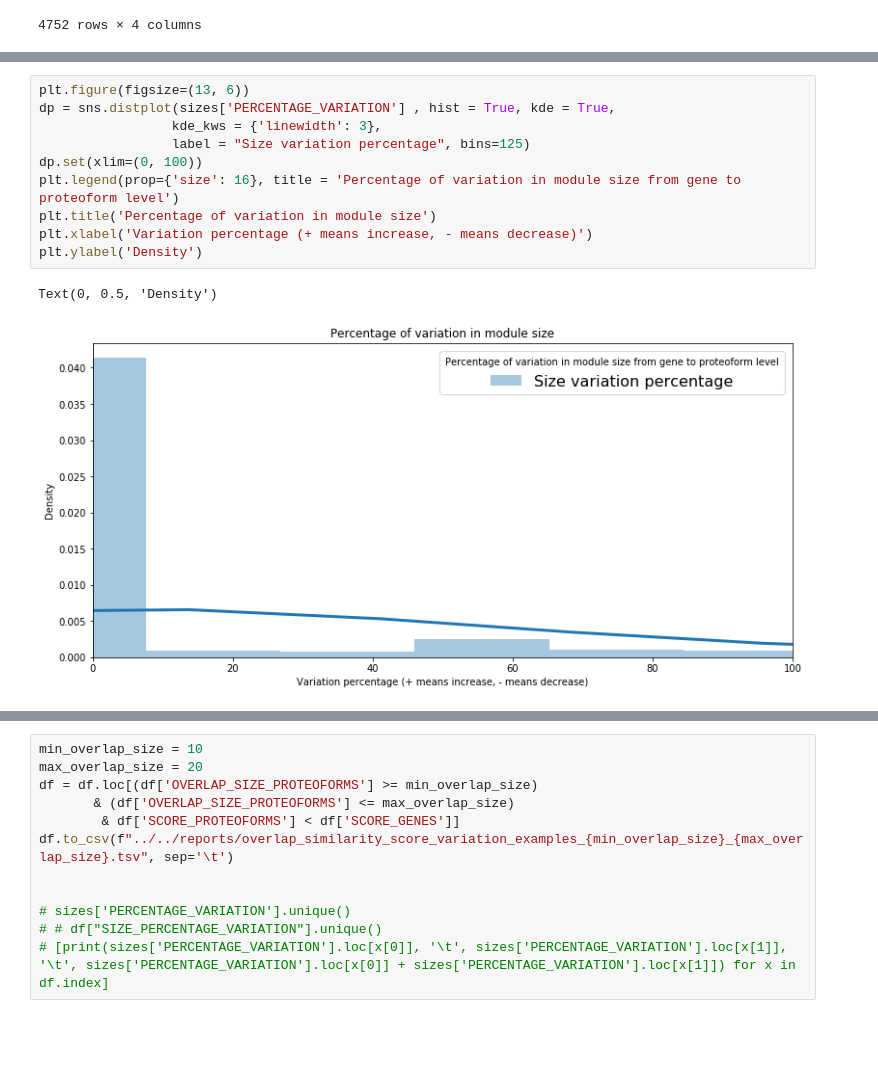
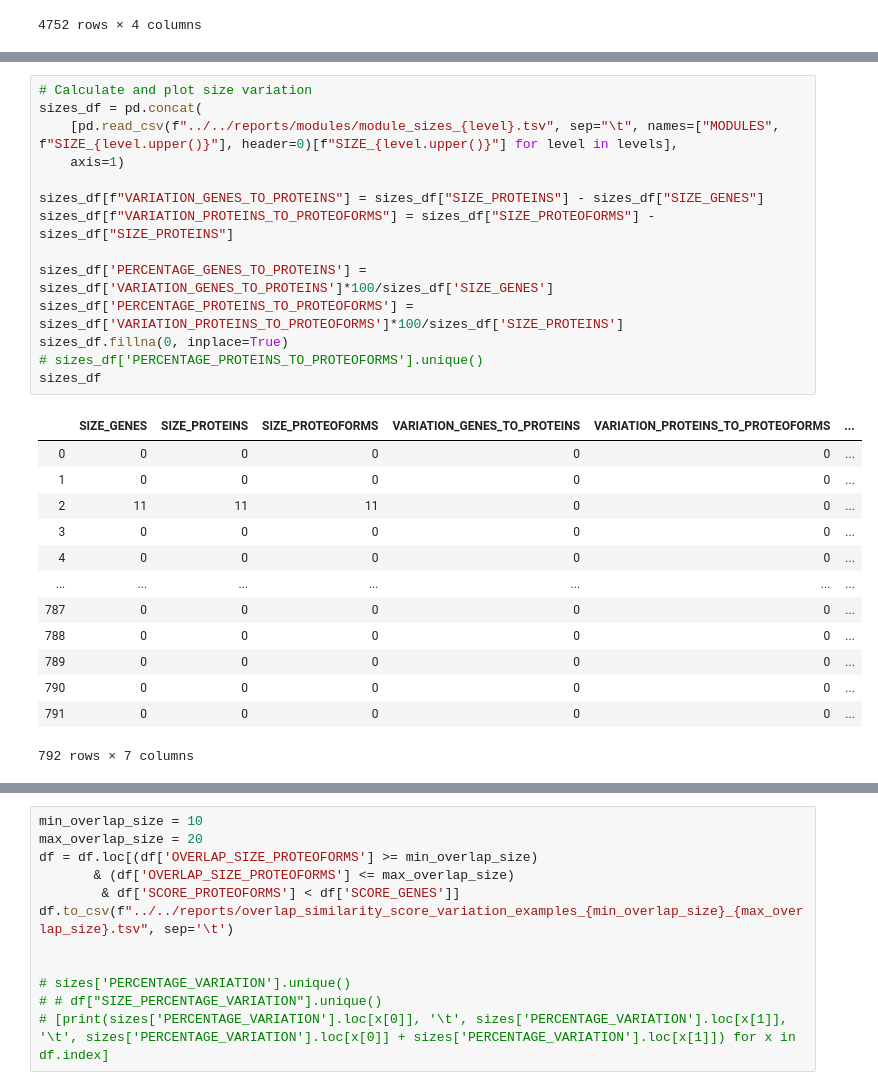
Before and after one commit to PathwayAnalysisPlatform/ProteoformNetworks, a Jupyter notebook: src/Python/overlap_analysis.ipynb, the cells around one changed output, grey strips where cells are left out. Drawn from its saved outputs; the diff is of its cells as text; blank space fills up the shorter version.

```diff
--- a/src/Python/overlap_analysis.ipynb
+++ b/src/Python/overlap_analysis.ipynb
@@ -180,13 +163,28 @@ sizes
-# %%
-plt.figure(figsize=(13, 6))
-dp = sns.distplot(sizes['PERCENTAGE_VARIATION'] , hist = True, kde = True,
-                 kde_kws = {'linewidth': 3},
-                 label = "Size variation percentage", bins=125)
-dp.set(xlim=(0, 100))
-plt.legend(prop={'size': 16}, title = 'Percentage of variation in module size from gene to proteoform level')
-plt.title('Percentage of variation in module size')
-plt.xlabel('Variation percentage (+ means increase, - means decrease)')
-plt.ylabel('Density')
-# %% [output]
-Text(0, 0.5, 'Density')
-[figure, removed]
+# %%
+# Calculate and plot size variation
+sizes_df = pd.concat(
+    [pd.read_csv(f"../../reports/modules/module_sizes_{level}.tsv", sep="\t", names=["MODULES", f"SIZE_{level.upper()}"], header=0)[f"SIZE_{level.upper()}"] for level in levels],
+    axis=1)
+
+sizes_df[f"VARIATION_GENES_TO_PROTEINS"] = sizes_df["SIZE_PROTEINS"] - sizes_df["SIZE_GENES"]
+sizes_df[f"VARIATION_PROTEINS_TO_PROTEOFORMS"] = sizes_df["SIZE_PROTEOFORMS"] - sizes_df["SIZE_PROTEINS"]
+
+sizes_df['PERCENTAGE_GENES_TO_PROTEINS'] = sizes_df['VARIATION_GENES_TO_PROTEINS']*100/sizes_df['SIZE_GENES']
+sizes_df['PERCENTAGE_PROTEINS_TO_PROTEOFORMS'] = sizes_df['VARIATION_PROTEINS_TO_PROTEOFORMS']*100/sizes_df['SIZE_PROTEINS']
+sizes_df.fillna(0, inplace=True)
+# sizes_df['PERCENTAGE_PROTEINS_TO_PROTEOFORMS'].unique()
+sizes_df
+# %% [output]
+|  | SIZE_GENES | SIZE_PROTEINS | SIZE_PROTEOFORMS | VARIATION_GENES_TO_PROTEINS | VARIATION_PROTEINS_TO_PROTEOFORMS | ... |
+| 0 | 0 | 0 | 0 | 0 | 0 | ... |
+| 1 | 0 | 0 | 0 | 0 | 0 | ... |
+| 2 | 11 | 11 | 11 | 0 | 0 | ... |
+| 3 | 0 | 0 | 0 | 0 | 0 | ... |
+| 4 | 0 | 0 | 0 | 0 | 0 | ... |
+| ... | ... | ... | ... | ... | ... | ... |
+| 787 | 0 | 0 | 0 | 0 | 0 | ... |
+| 788 | 0 | 0 | 0 | 0 | 0 | ... |
+| 789 | 0 | 0 | 0 | 0 | 0 | ... |
+| 790 | 0 | 0 | 0 | 0 | 0 | ... |
+| 791 | 0 | 0 | 0 | 0 | 0 | ... |
+792 rows × 7 columns
```
Also changed, not shown: parts of 11 cells of this notebook.
